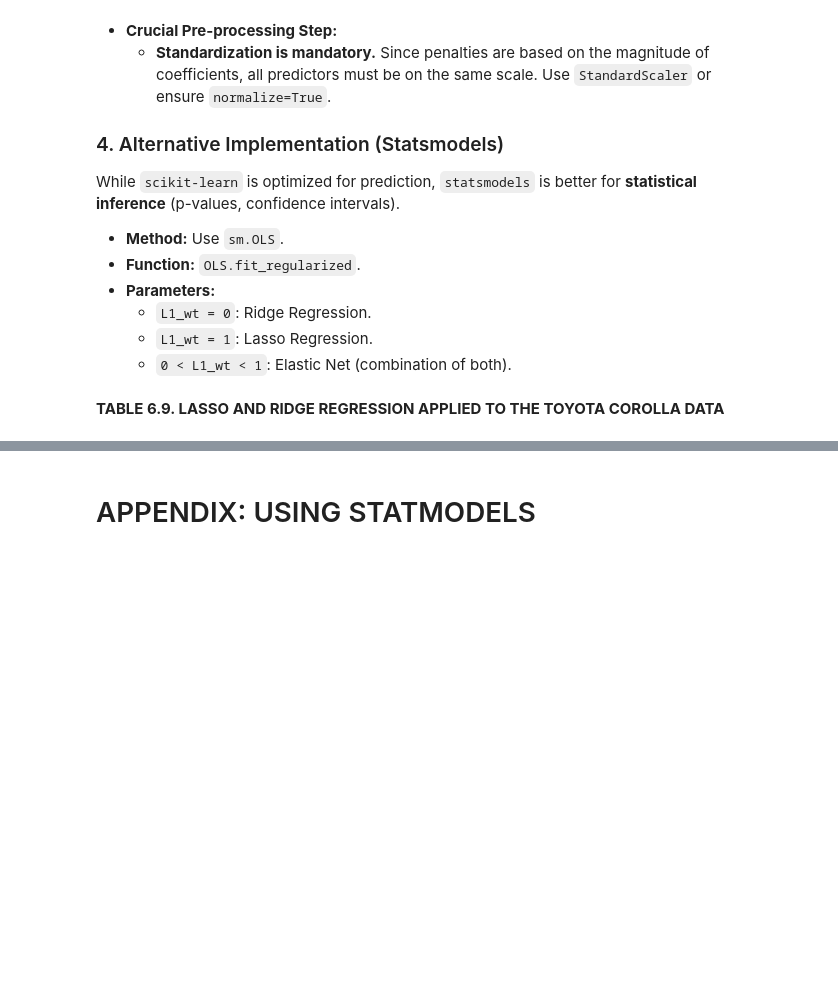
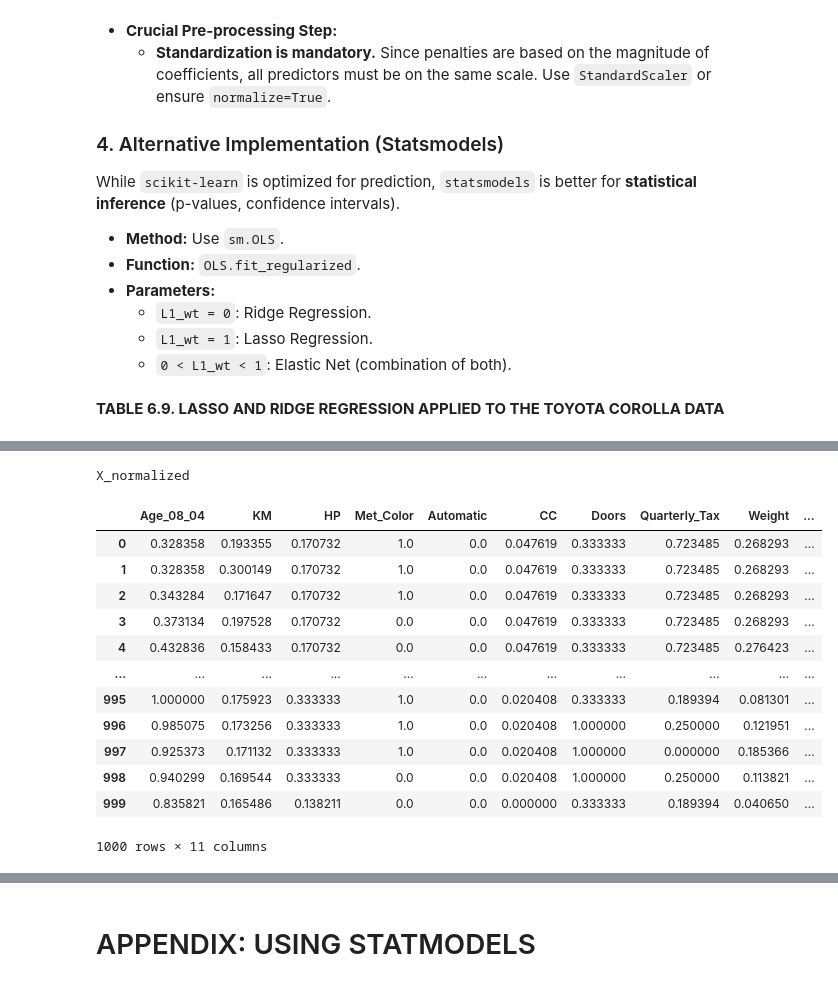
Before and after one commit to ThanhVanLe0605/Data-Mining-For-Business-Analytics-In-Python, a Jupyter notebook: Chapter_06_Multiple_Linear_Regression.ipynb, the cells around one changed output, grey strips where cells are left out. Saved outputs shown, nothing was run; the diff lists cells and outputs as text; code cells hidden in the pictures; blank space fills up the shorter version.

```diff
--- a/Chapter_06_Multiple_Linear_Regression.ipynb
+++ b/Chapter_06_Multiple_Linear_Regression.ipynb
@@ -718,0 +1103,9 @@ While `scikit-learn` is optimized for prediction, `statsmodels` is better for **
+# %%
+X_min_val = X.min()
+X_max_val = X.max()
+
+print("========= MIN=====")
+print(X_min_val)
+print()
+print("=========MAX=======")
+print(X_max_val)
@@ -718,0 +1130,4 @@ While `scikit-learn` is optimized for prediction, `statsmodels` is better for **
+# %%
+denominator = X_max_val - X_min_val
+print("=========DENOMINATOR=====")
+print(denominator)
@@ -718,0 +1148,19 @@ While `scikit-learn` is optimized for prediction, `statsmodels` is better for **
+# %%
+X_normalized = (X - X_min_val) / denominator
+print("X_normalized")
+X_normalized
+# %% [output]
+X_normalized
+|  | Age_08_04 | KM | HP | Met_Color | Automatic | CC | Doors | Quarterly_Tax | Weight | ... |
+| 0 | 0.328358 | 0.193355 | 0.170732 | 1.0 | 0.0 | 0.047619 | 0.333333 | 0.723485 | 0.268293 | ... |
+| 1 | 0.328358 | 0.300149 | 0.170732 | 1.0 | 0.0 | 0.047619 | 0.333333 | 0.723485 | 0.268293 | ... |
+| 2 | 0.343284 | 0.171647 | 0.170732 | 1.0 | 0.0 | 0.047619 | 0.333333 | 0.723485 | 0.268293 | ... |
+| 3 | 0.373134 | 0.197528 | 0.170732 | 0.0 | 0.0 | 0.047619 | 0.333333 | 0.723485 | 0.268293 | ... |
+| 4 | 0.432836 | 0.158433 | 0.170732 | 0.0 | 0.0 | 0.047619 | 0.333333 | 0.723485 | 0.276423 | ... |
+| ... | ... | ... | ... | ... | ... | ... | ... | ... | ... | ... |
+| 995 | 1.000000 | 0.175923 | 0.333333 | 1.0 | 0.0 | 0.020408 | 0.333333 | 0.189394 | 0.081301 | ... |
+| 996 | 0.985075 | 0.173256 | 0.333333 | 1.0 | 0.0 | 0.020408 | 1.000000 | 0.250000 | 0.121951 | ... |
+| 997 | 0.925373 | 0.171132 | 0.333333 | 1.0 | 0.0 | 0.020408 | 1.000000 | 0.000000 | 0.185366 | ... |
+| 998 | 0.940299 | 0.169544 | 0.333333 | 0.0 | 0.0 | 0.020408 | 1.000000 | 0.250000 | 0.113821 | ... |
+| 999 | 0.835821 | 0.165486 | 0.138211 | 0.0 | 0.0 | 0.000000 | 0.333333 | 0.189394 | 0.040650 | ... |
+1000 rows × 11 columns
```
Also changed, not shown: parts of 48 cells of this notebook.
